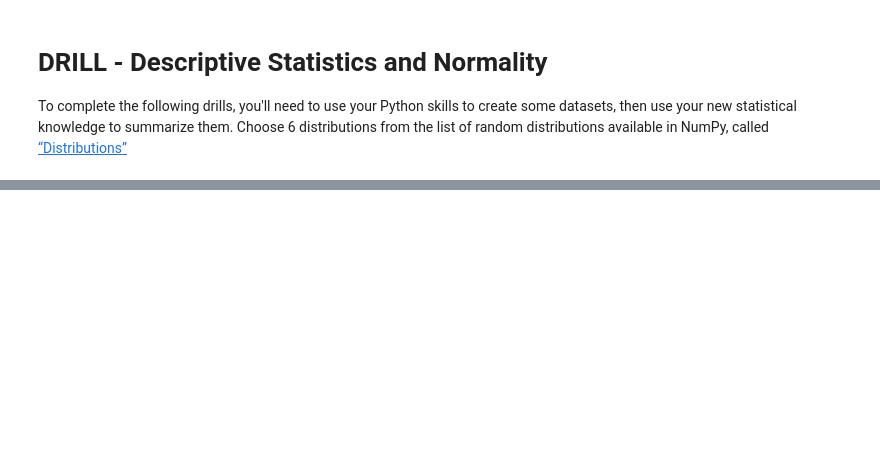
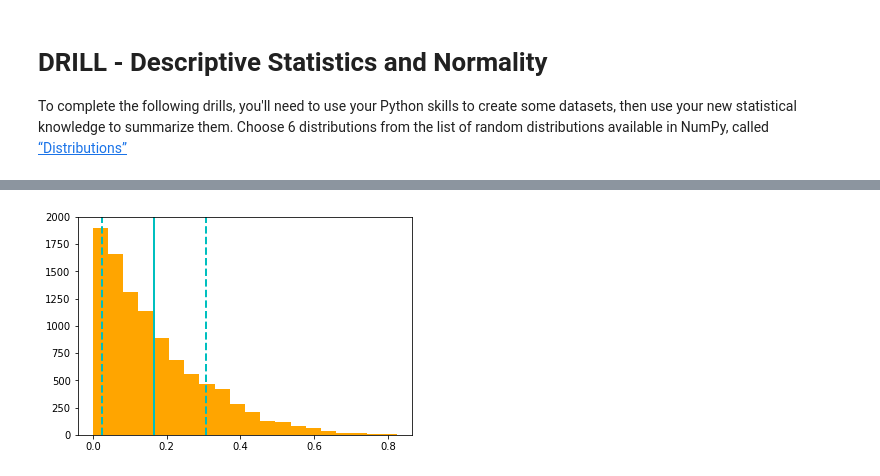
Before and after one commit to colettekenney/DRILL_SUBMISSIONS, a Jupyter notebook: 3.3.4 Drill Submission.ipynb, the cells around one changed output, grey strips where cells are left out. Saved outputs shown, nothing was run; the diff lists cells and outputs as text; code cells hidden in the pictures; blank space fills up the shorter version.

```diff
--- a/3.3.4 Drill Submission.ipynb
+++ b/3.3.4 Drill Submission.ipynb
@@ -10,0 +120,17 @@ To complete the following drills, you'll need to use your Python skills to creat
+# %%
+# Generate a Beta distribution with a = 1 and b = 5
+# I'm using 1000 data points instead of only 100
+beta = np.random.beta(1, 5, 10000)
+
+# Add verticle line at the mean
+plt.axvline(beta.mean(), color='c', linestyle='solid', linewidth=2)
+
+# Add a verticle line at one std. dev. above and below the mean.
+plt.axvline(beta.mean() + beta.std(), color='c', linestyle='dashed', linewidth=2)
+plt.axvline(beta.mean() - beta.std(), color='c', linestyle='dashed', linewidth=2)
+
+# Plot and print histogram
+plt.hist(beta, bins=20, color='orange')
+plt.show()
+# %% [output]
+[figure, added]
```
Also changed, not shown: parts of 15 cells of this notebook.
